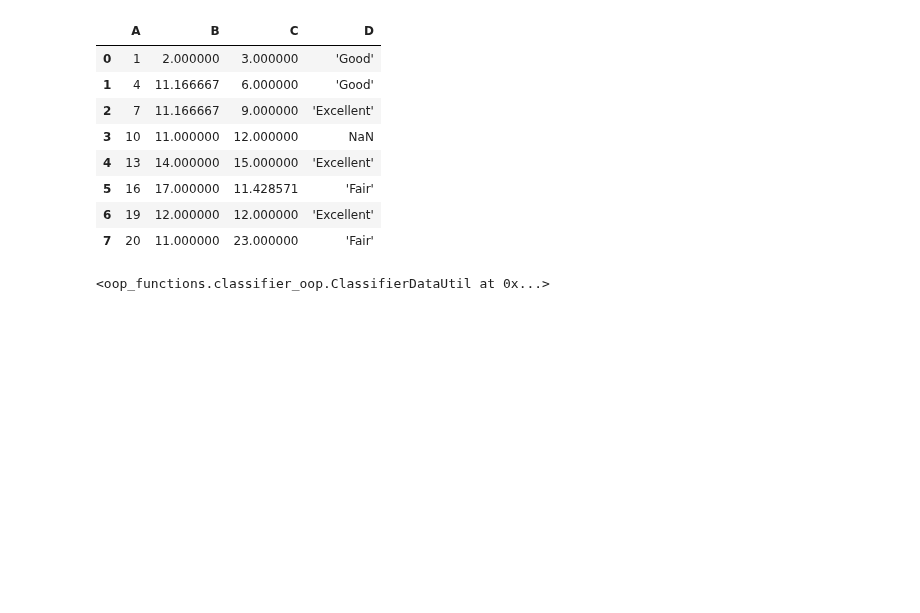
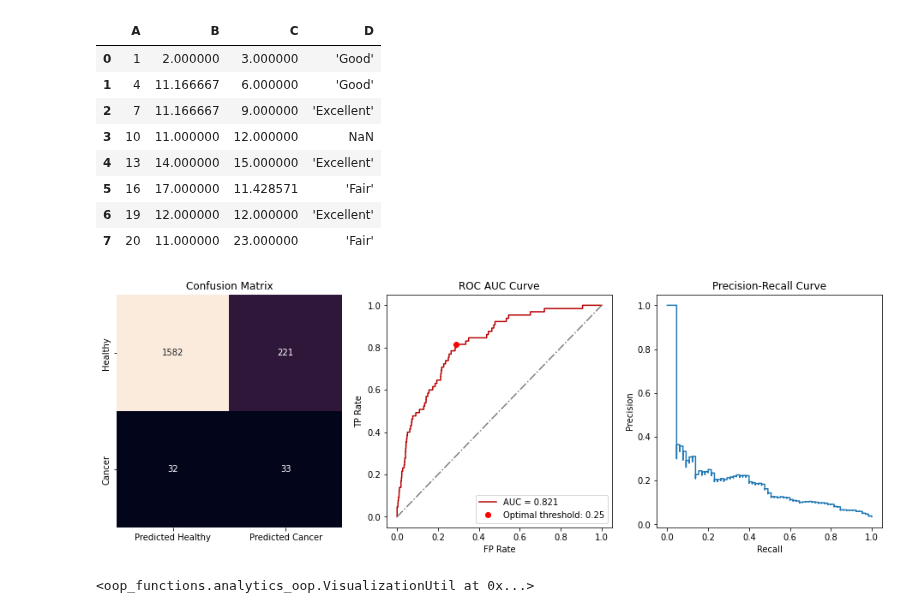
Before and after one commit to fedorenkood/ovarian_cancer_models, a Jupyter notebook: testing.ipynb, the cells around one changed output. Drawn from its saved outputs; the diff is of its cells as text; code cells hidden in the pictures; blank space fills up the shorter version.

Commit message:
working on analytics utils

```diff
--- a/testing.ipynb
+++ b/testing.ipynb
@@ -41,7 +45,13 @@ label = f'cancer_in_next_{year}_years'
 source_df = resample_class(processed_data, label, 0, 20000)
 # %%
 experiment_data_helper = ExperimentDataHelper1(source_df, label, ['cancer_'])
-# %%
-experiment_data_helper.data_util
-# %% [output]
-<oop_functions.classifier_oop.ClassifierDataUtil at 0x...>
+# %%
+classifier = XGBClassifier(eval_metric= 'error', learning_rate= 0.1)
+data_util_lambdas = experiment_data_helper.train_test_split_util.split_kfold()
+analytics_util = AnalyticsUtil(classifier, data_util_lambdas[0]()).fit()
+# %%
+generate_report_util = analytics_util.get_report_generation_util()
+generate_report_util.display_graph()
+# %% [output]
+[figure, added]
+<oop_functions.analytics_oop.VisualizationUtil at 0x...>
```
Also changed, not shown: parts of 4 cells of this notebook, 2 other files.
